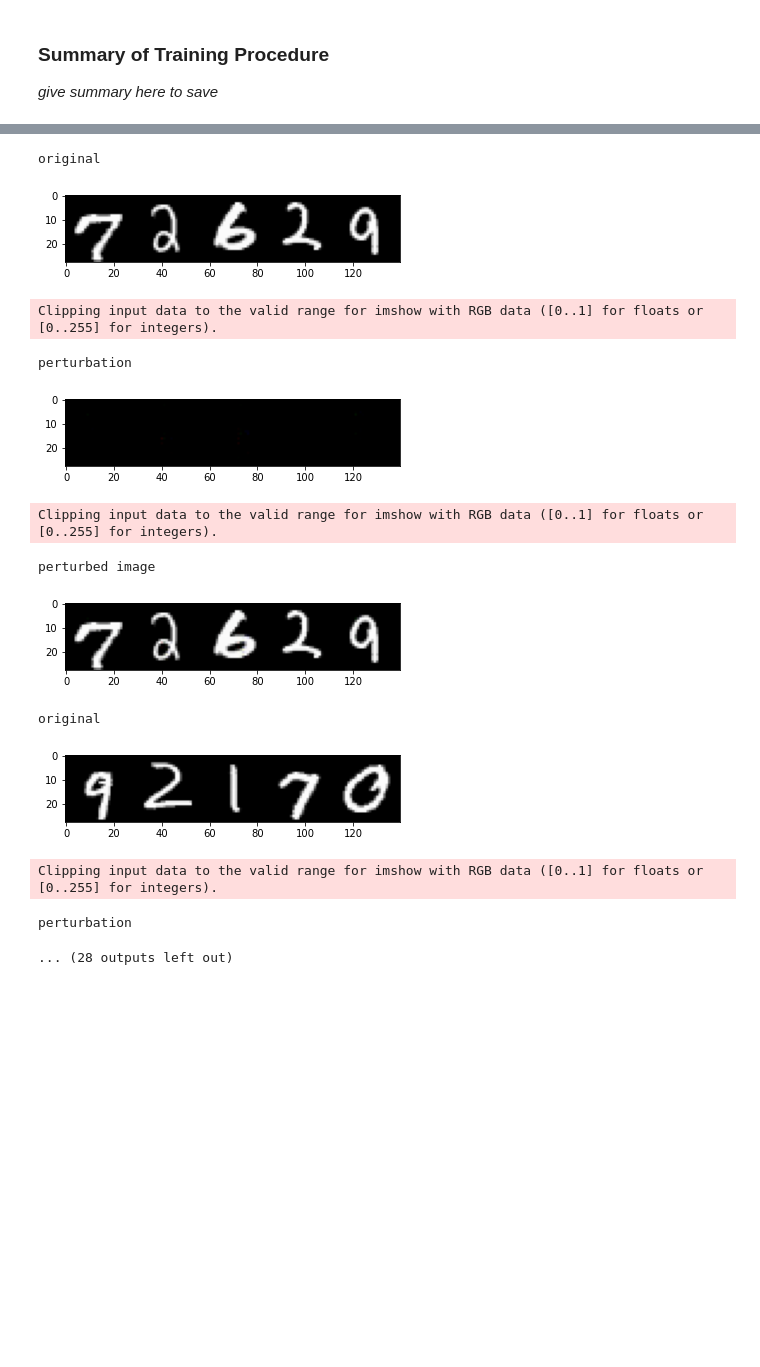
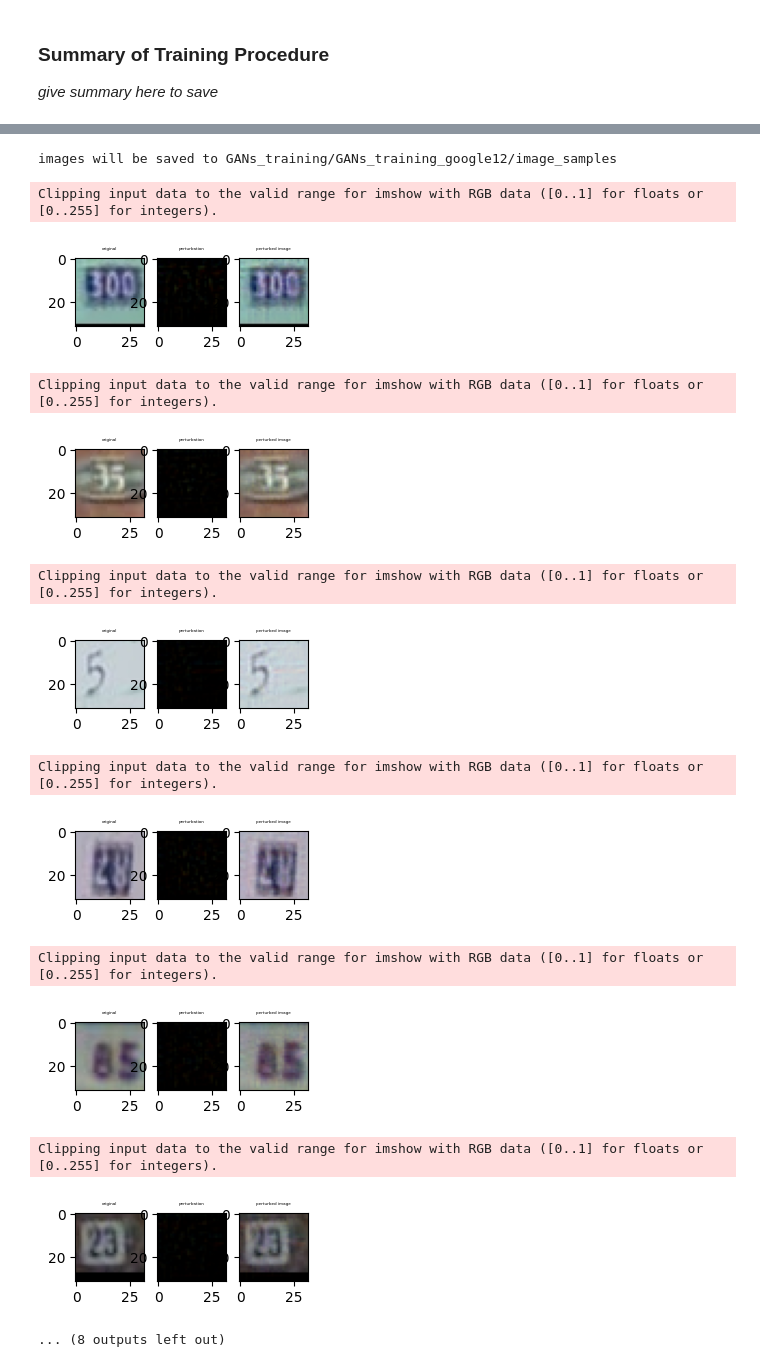
Before and after one commit to d-guo/e6998-5_final_project, a Jupyter notebook: training_google.ipynb, the cells around one changed output, grey strips where cells are left out. Drawn from its saved outputs; the diff is of its cells as text; code cells hidden in the pictures; blank space fills up the shorter version.

```diff
--- a/training_google.ipynb
+++ b/training_google.ipynb
@@ -120,6 +121,6 @@ torch.Size([3, 100, 300])
 # %%
 def hinge_loss(gen_perturb):
-    return torch.sum(torch.clip(torch.norm(gen_perturb, dim=(-1, -2)) - threshold, min=0)) / batch_size
+    return torch.sum(torch.clip(torch.linalg.norm(gen_perturb.reshape(gen_perturb.shape[0], 3, M * N), dim=(-1, -2)) - threshold, min=0)) / batch_size
 # %%
 # set up models
 discr_model = Discriminator().double()
@@ -135,4 +144,6 @@ with open(f'GANs_training/{run_name}/generator_architecture_summary.txt', 'w+')
 # %%
+# set up trained YOLO model
+
 from ultralytics import YOLO
 from ultralytics.yolo.v8.detect.train import DetectionTrainer
 from ultralytics.yolo.data.dataloaders.v5loader import create_dataloader
@@ -145,8 +156,9 @@ import numpy as np
 
 # load detection trainer using the weights best.pt
 # best.pt is the custom model trained on YOLO_data_je
-trainer = DetectionTrainer('args_google_digit_data.yaml')
+trainer = DetectionTrainer('args_google_data_32.yaml')
 trainer.setup_model()
 trainer.model.double()
 trainer.set_model_attributes()
+trainer.model = trainer.model.to(device)
 # %% [output]
@@ -312,24 +402,30 @@ plt.show()
 torch.save(discr_model.state_dict(), f'GANs_training/{run_name}/discriminator_state_dict')
 torch.save(gen_model.state_dict(), f'GANs_training/{run_name}/generator_state_dict')
 # %%
-gen_model.eval()
+# quick visual check of perturbation
+
+gen_model.eval().cpu()
+
 with torch.no_grad():
-    x = dataset.image_list[0].unsqueeze(0)
-    tensor_img = x.repeat(1, 3, 1, 1)
+    tensor_img = dataset.image_list[0].unsqueeze(0)/256
     perturb = gen_model(tensor_img)
     x_perturbed = tensor_img + perturb
+    x_perturbed = torch.clamp(x_perturbed, 0, 1)
 
 tensor_img = tensor_img.squeeze(0).permute(1, 2, 0)
 perturb = perturb.squeeze(0).permute(1, 2, 0)
 x_perturbed = x_perturbed.squeeze(0).permute(1, 2, 0)
 
 print('original')
+plt.subplots(figsize=(2,2))
 plt.imshow(tensor_img)
 plt.show()
 print('perturbation')
+plt.subplots(figsize=(2,2))
 plt.imshow(perturb)
 plt.show()
 print('perturbed image')
+plt.subplots(figsize=(2,2))
 plt.imshow(x_perturbed)
 plt.show()
 # %% [output]
@@ -378,41 +471,51 @@ shutil.copyfile('training.ipynb', f'GANs_training/{run_name}/training.ipynb')
+# %%
+print('images will be saved to', save_dir)
+# %% [output]
+images will be saved to GANs_training/GANs_training_google12/image_samples
 # %%
+# save original and perturbed images for testing (YOLO inference)
+
+p = []
 from torchvision.utils import save_image
 gen_model.eval()
-for i in range(5):
+for i in range(10):
     with torch.no_grad():
-        x = dataset.image_list[i].unsqueeze(0)
-        tensor_img = x.repeat(1, 3, 1, 1)
+        x = dataset.image_list[i].unsqueeze(0)/256
+        tensor_img = x.repeat(1, 1, 1, 1)
         perturb = gen_model(tensor_img)
+        p.append(perturb)
         x_perturbed = tensor_img + perturb
+        x_perturbed = torch.clamp(x_perturbed, 0, 1)
 
     tensor_img = tensor_img.squeeze(0).permute(1, 2, 0)
     perturb = perturb.squeeze(0).permute(1, 2, 0)
     x_perturbed = x_perturbed.squeeze(0).permute(1, 2, 0)
 
-    print('original')
-    plt.imshow(tensor_img)
-    plt.show()
-    print('perturbation')
-    plt.imshow(perturb)
-    plt.show()
-    print('perturbed image')
-    plt.imshow(x_perturbed)
+    figs, axs = plt.subplots(nrows=1, ncols=3, figsize=(3,9))
+    axs[0].imshow(tensor_img)
+    axs[0].set_title("original", fontsize=3)
+
+    axs[1].imshow(perturb)
+    axs[1].set_title('perturbation', fontsize=3)
+
+    axs[2].imshow(x_perturbed)
+    axs[2].set_title('perturbed image', fontsize=3)
     plt.show()
 
-    save_image(tensor_img.permute(2, 0, 1), f'sample_perturbed_images/original_{i}.png')
-    save_image(perturb.permute(2, 0, 1), f'sample_perturbed_images/perturbation_{i}.png')
-    save_image(x_perturbed.permute(2, 0, 1), f'sample_perturbed_images/perturbed_{i}.png')
+    save_image(tensor_img.permute(2, 0, 1), f'{save_dir}/original_{i}.png')
+    save_image(perturb.permute(2, 0, 1), f'{save_dir}/perturbation_{i}.png')
+    save_image(x_perturbed.permute(2, 0, 1), f'{save_dir}/perturbed_{i}.png')
 # %% [output]
-original
+Clipping input data to the valid range for imshow with RGB data ([0..1] for floats or [0..255] for integers).
-[figure, old version]
+[figure, new version]
 Clipping input data to the valid range for imshow with RGB data ([0..1] for floats or [0..255] for integers).
+[figure, new version]
-perturbation
+Clipping input data to the valid range for imshow with RGB data ([0..1] for floats or [0..255] for integers).
-[figure, old version]
+[figure, new version]
 Clipping input data to the valid range for imshow with RGB data ([0..1] for floats or [0..255] for integers).
+[figure, new version]
-perturbed image
+Clipping input data to the valid range for imshow with RGB data ([0..1] for floats or [0..255] for integers).
-[figure, old version]
+[figure, added]
-original
+Clipping input data to the valid range for imshow with RGB data ([0..1] for floats or [0..255] for integers).
-[figure, old version]
+[figure, added]
-Clipping input data to the valid range for imshow with RGB data ([0..1] for floats or [0..255] for integers).
+... (8 outputs left out)
-perturbation
-... (28 outputs left out)
```
Also changed, not shown: parts of 25 cells of this notebook.
